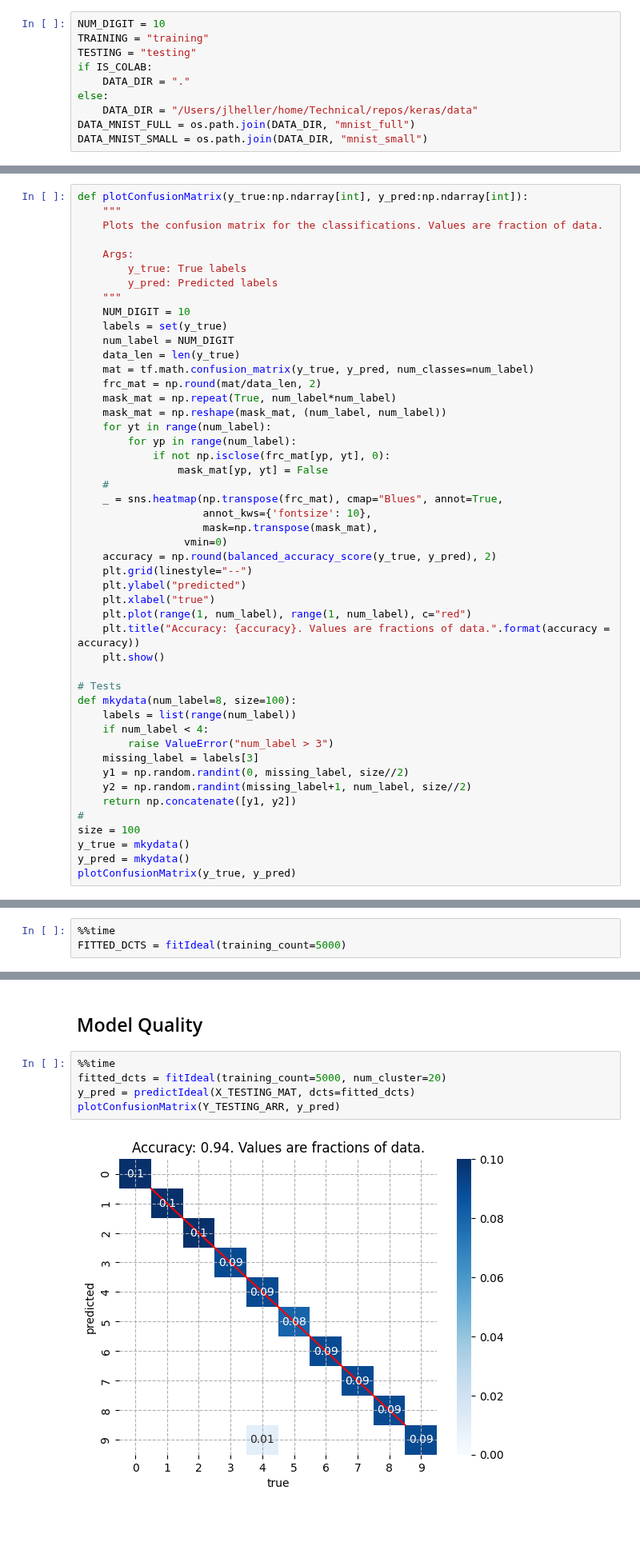
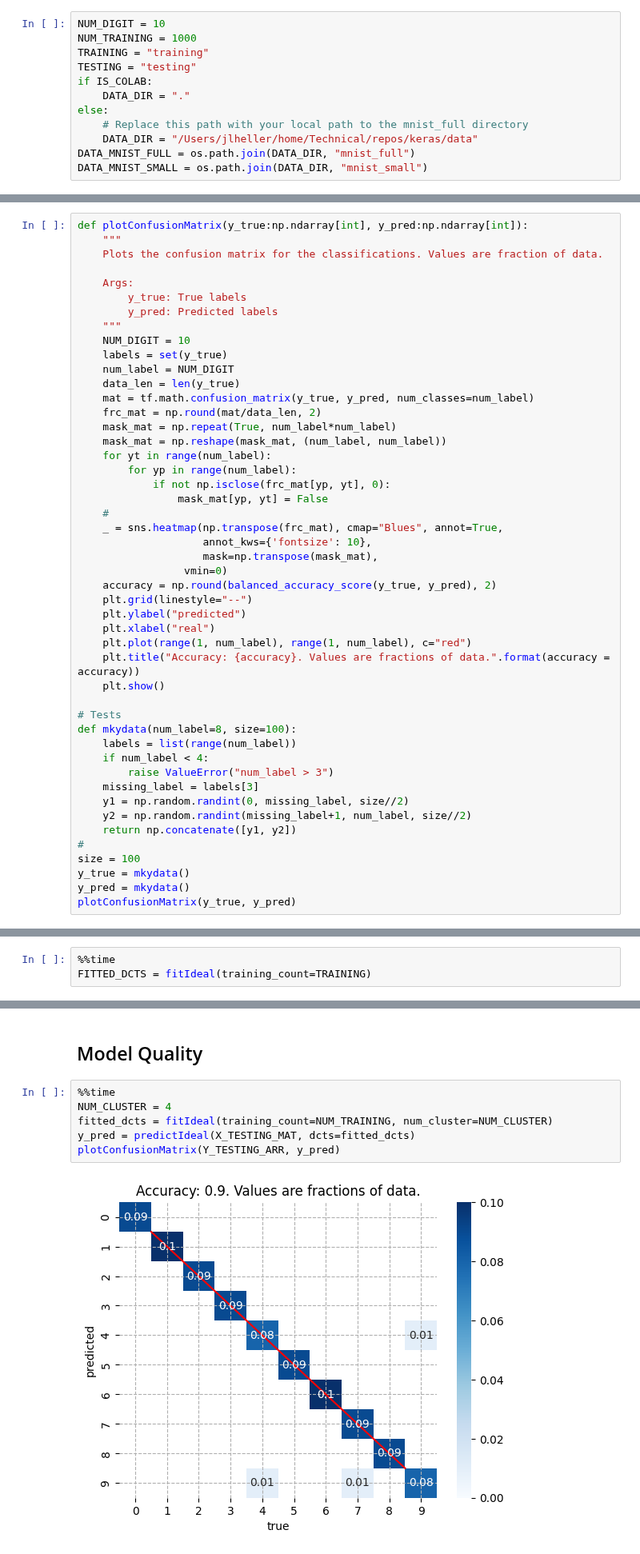
Before and after one commit to joseph-hellerstein/keras, a Jupyter notebook: notebooks/model_selection_evaluation_pt1.ipynb, the cells around one changed output, grey strips where cells are left out. Shown at 80% size. Saved outputs shown, nothing was run; the diff lists cells and outputs as text; blank space fills up the shorter version.

```diff
--- a/notebooks/model_selection_evaluation_pt1.ipynb
+++ b/notebooks/model_selection_evaluation_pt1.ipynb
@@ -38,11 +52,13 @@ if IS_COLAB:
 ## Constants
 # %%
 NUM_DIGIT = 10
+NUM_TRAINING = 1000
 TRAINING = "training"
 TESTING = "testing"
 if IS_COLAB:
     DATA_DIR = "."
 else:
+    # Replace this path with your local path to the mnist_full directory
     DATA_DIR = "/Users/jlheller/home/Technical/repos/keras/data"
 DATA_MNIST_FULL = os.path.join(DATA_DIR, "mnist_full")
 DATA_MNIST_SMALL = os.path.join(DATA_DIR, "mnist_small")
@@ -163,7 +179,7 @@ def plotConfusionMatrix(y_true:np.ndarray[int], y_pred:np.ndarray[int]):
     accuracy = np.round(balanced_accuracy_score(y_true, y_pred), 2)
     plt.grid(linestyle="--")
     plt.ylabel("predicted")
-    plt.xlabel("true")
+    plt.xlabel("real")
     plt.plot(range(1, num_label), range(1, num_label), c="red")
     plt.title("Accuracy: {accuracy}. Values are fractions of data.".format(accuracy = accuracy))
     plt.show()
@@ -715,5 +709,5 @@ else:
 OK!
 # %%
 %%time
-FITTED_DCTS = fitIdeal(training_count=5000)
+FITTED_DCTS = fitIdeal(training_count=TRAINING)
 # %% [output]
@@ -990,8 +1024,9 @@ More ideal images likely improves model quality. But it also increases the numbe
 ## Model Quality
 # %%
 %%time
-fitted_dcts = fitIdeal(training_count=5000, num_cluster=20)
+NUM_CLUSTER = 4
+fitted_dcts = fitIdeal(training_count=NUM_TRAINING, num_cluster=NUM_CLUSTER)
 y_pred = predictIdeal(X_TESTING_MAT, dcts=fitted_dcts)
 plotConfusionMatrix(Y_TESTING_ARR, y_pred)
 # %% [output]
-[figure, old version]
+[figure, new version]
```
Also changed, not shown: parts of 52 cells of this notebook, 2 other files.
